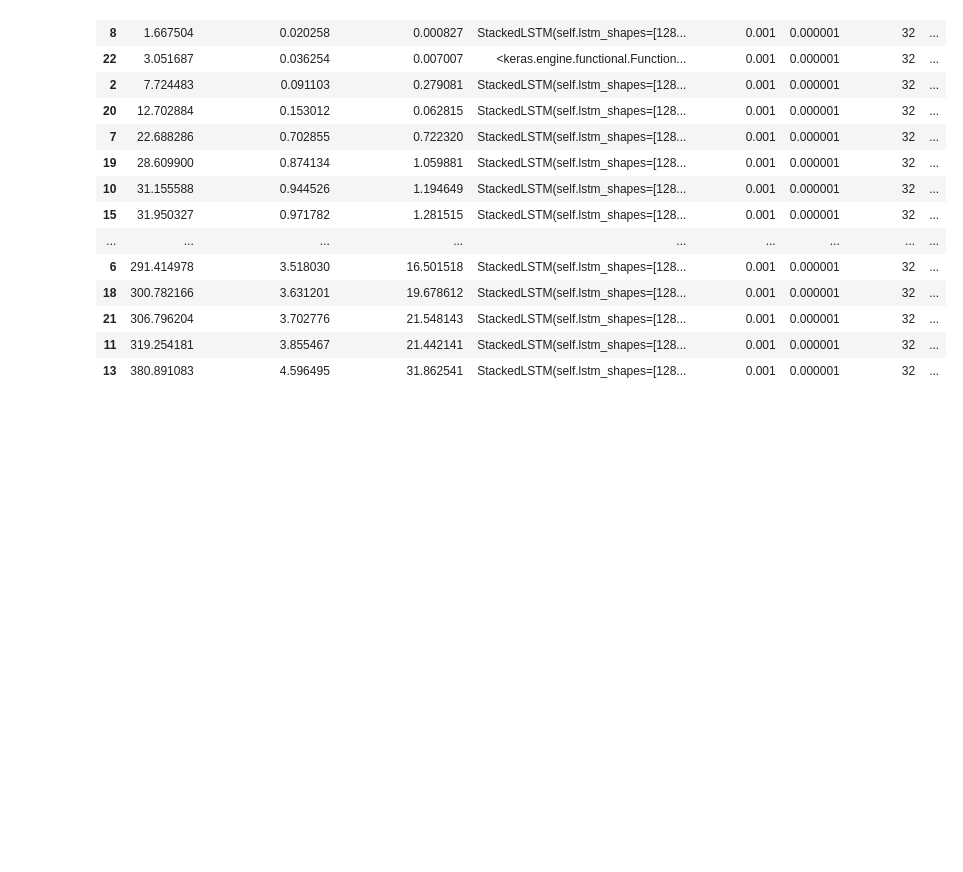
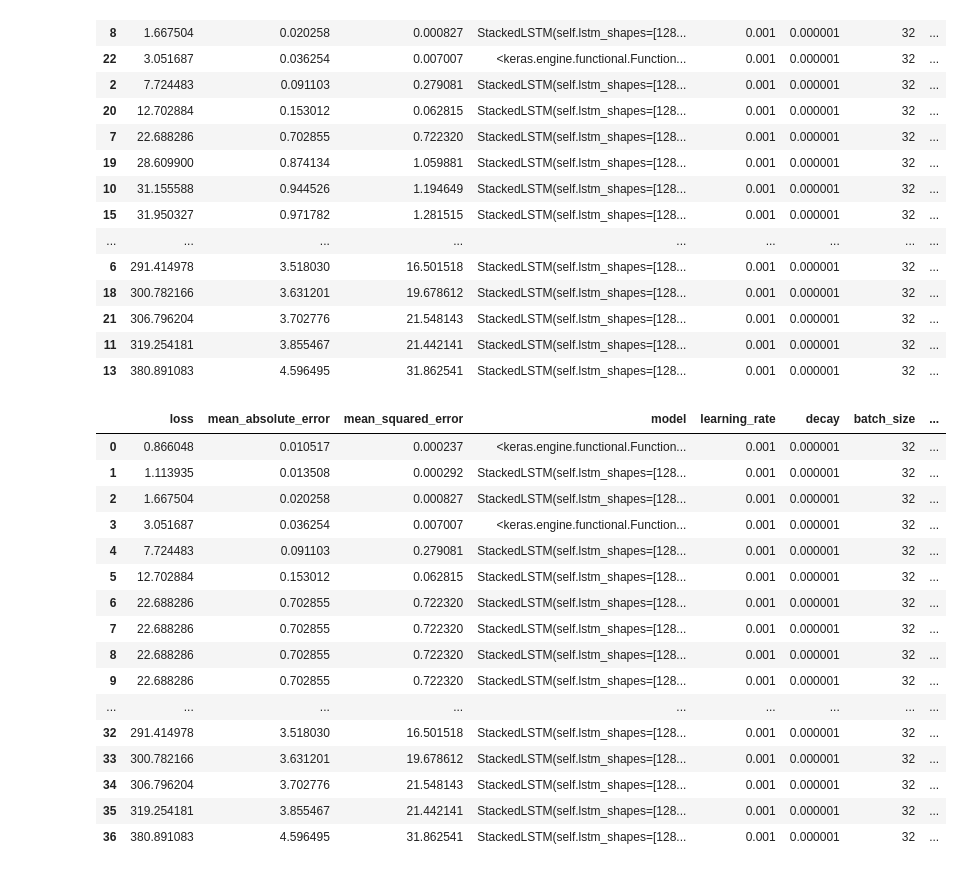
Before and after one commit to simondanielsson/FinBERT-LSIMF, a Jupyter notebook: exploration/exploration.ipynb, the cells around one changed output. Saved outputs shown, nothing was run; the diff lists cells and outputs as text; code cells hidden in the pictures; blank space fills up the shorter version.

```diff
--- a/exploration/exploration.ipynb
+++ b/exploration/exploration.ipynb
@@ -1238,3 +1227,23 @@ pd.read_csv(summary_path).sort_values('loss')
 | 21 | 306.796204 | 3.702776 | 21.548143 | StackedLSTM(self.lstm_shapes=[128... | 0.001 | 0.000001 | 32 | ... |
 | 11 | 319.254181 | 3.855467 | 21.442141 | StackedLSTM(self.lstm_shapes=[128... | 0.001 | 0.000001 | 32 | ... |
 | 13 | 380.891083 | 4.596495 | 31.862541 | StackedLSTM(self.lstm_shapes=[128... | 0.001 | 0.000001 | 32 | ... |
+# %%
+pd.read_csv(summary_path)
+# %% [output]
+|  | loss | mean_absolute_error | mean_squared_error | model | learning_rate | decay | batch_size | ... |
+| 0 | 0.866048 | 0.010517 | 0.000237 | <keras.engine.functional.Function... | 0.001 | 0.000001 | 32 | ... |
+| 1 | 1.113935 | 0.013508 | 0.000292 | StackedLSTM(self.lstm_shapes=[128... | 0.001 | 0.000001 | 32 | ... |
+| 2 | 1.667504 | 0.020258 | 0.000827 | StackedLSTM(self.lstm_shapes=[128... | 0.001 | 0.000001 | 32 | ... |
+| 3 | 3.051687 | 0.036254 | 0.007007 | <keras.engine.functional.Function... | 0.001 | 0.000001 | 32 | ... |
+| 4 | 7.724483 | 0.091103 | 0.279081 | StackedLSTM(self.lstm_shapes=[128... | 0.001 | 0.000001 | 32 | ... |
+| 5 | 12.702884 | 0.153012 | 0.062815 | StackedLSTM(self.lstm_shapes=[128... | 0.001 | 0.000001 | 32 | ... |
+| 6 | 22.688286 | 0.702855 | 0.722320 | StackedLSTM(self.lstm_shapes=[128... | 0.001 | 0.000001 | 32 | ... |
+| 7 | 22.688286 | 0.702855 | 0.722320 | StackedLSTM(self.lstm_shapes=[128... | 0.001 | 0.000001 | 32 | ... |
+| 8 | 22.688286 | 0.702855 | 0.722320 | StackedLSTM(self.lstm_shapes=[128... | 0.001 | 0.000001 | 32 | ... |
+| 9 | 22.688286 | 0.702855 | 0.722320 | StackedLSTM(self.lstm_shapes=[128... | 0.001 | 0.000001 | 32 | ... |
+| ... | ... | ... | ... | ... | ... | ... | ... | ... |
+| 32 | 291.414978 | 3.518030 | 16.501518 | StackedLSTM(self.lstm_shapes=[128... | 0.001 | 0.000001 | 32 | ... |
+| 33 | 300.782166 | 3.631201 | 19.678612 | StackedLSTM(self.lstm_shapes=[128... | 0.001 | 0.000001 | 32 | ... |
+| 34 | 306.796204 | 3.702776 | 21.548143 | StackedLSTM(self.lstm_shapes=[128... | 0.001 | 0.000001 | 32 | ... |
+| 35 | 319.254181 | 3.855467 | 21.442141 | StackedLSTM(self.lstm_shapes=[128... | 0.001 | 0.000001 | 32 | ... |
+| 36 | 380.891083 | 4.596495 | 31.862541 | StackedLSTM(self.lstm_shapes=[128... | 0.001 | 0.000001 | 32 | ... |
```
Also changed, not shown: parts of 7 cells of this notebook.
